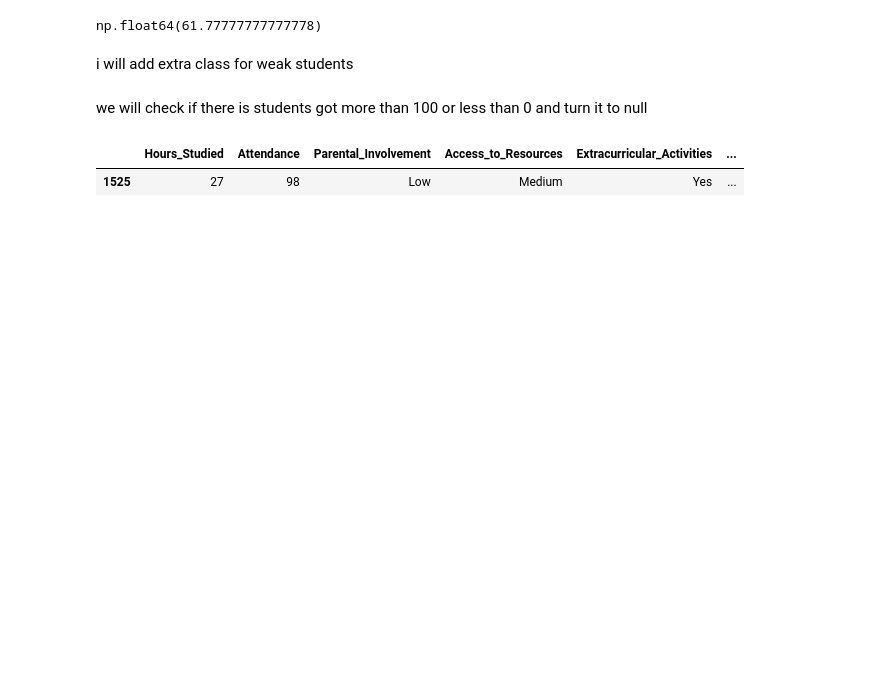
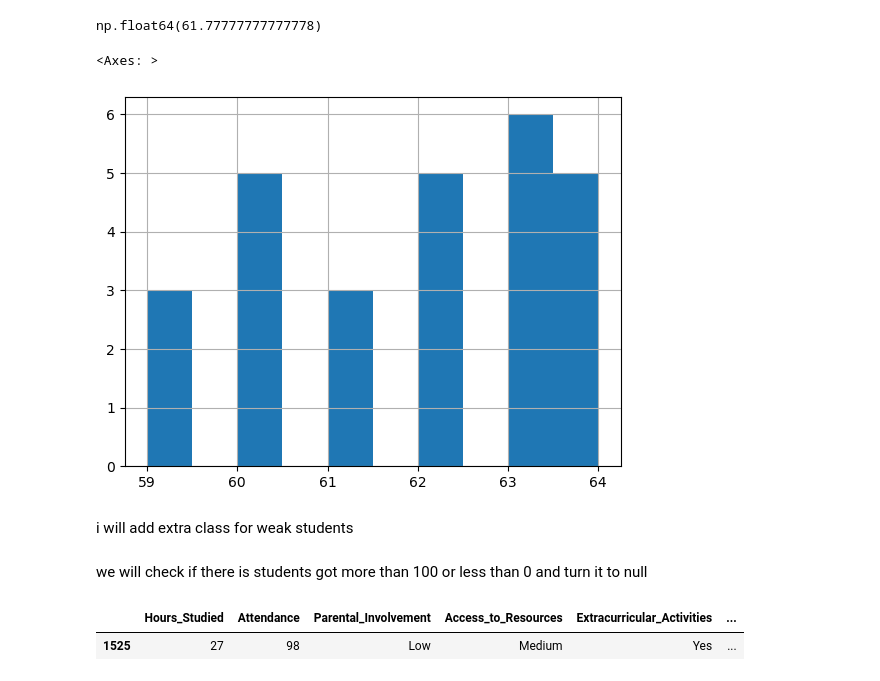
Before and after one commit to Khaledalsoman/student-performance-analysis, a Jupyter notebook: score mean cases.ipynb, the cells around one changed output. Saved outputs shown, nothing was run; the diff lists cells and outputs as text; code cells hidden in the pictures; blank space fills up the shorter version.

```diff
--- a/score mean cases.ipynb
+++ b/score mean cases.ipynb
@@ -122,6 +128,11 @@ worst_case=df[(df['Attendance']<75) & (df['Hours_Studied'] <20) & (df['Access_to
 worst_case['Exam_Score'].mean()
 # %% [output]
 np.float64(61.77777777777778)
+# %%
+worst_case['Exam_Score'].hist()
+# %% [output]
+<Axes: >
+[figure, added]
 # %% [markdown]
 i will add extra class for weak students
 # %% [markdown]
```
Also changed, not shown: parts of 5 cells of this notebook.
